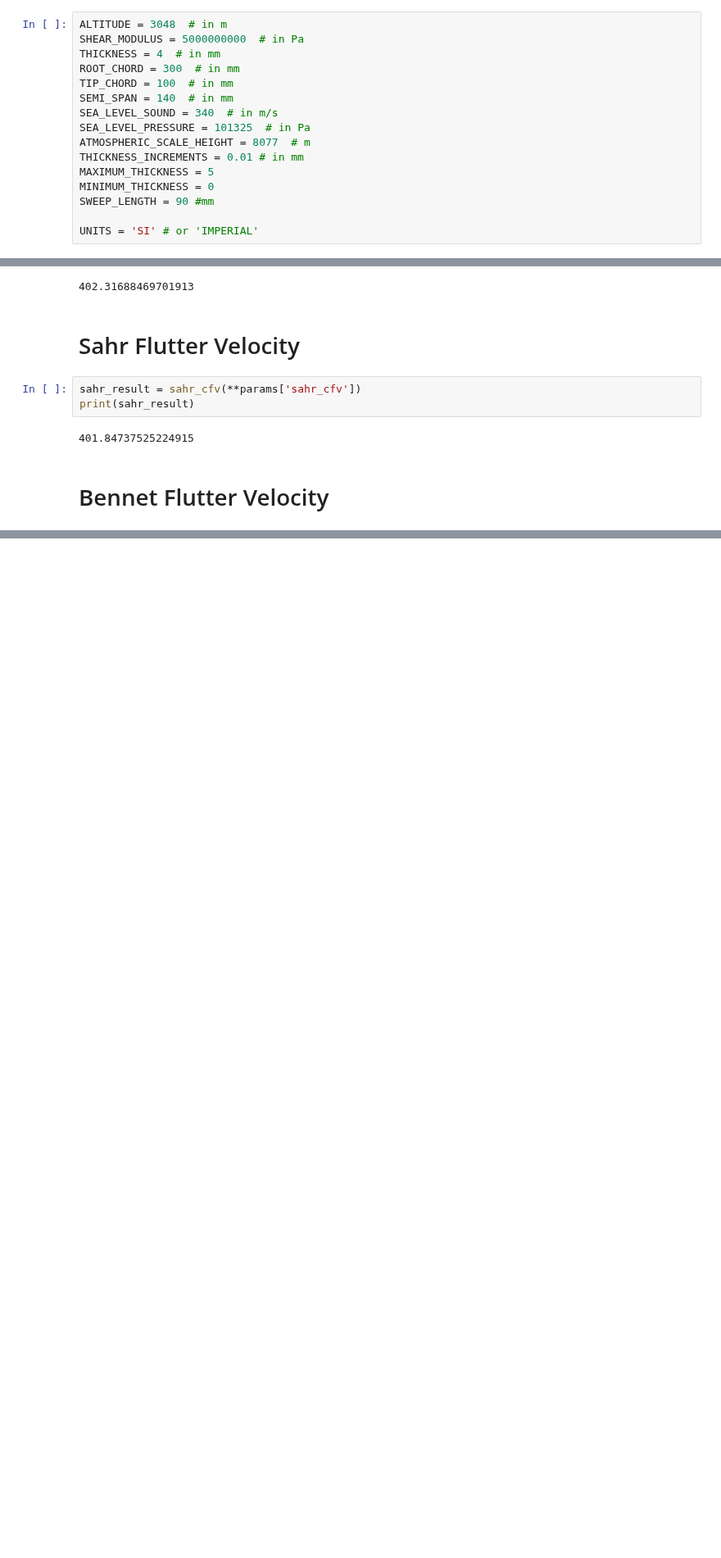
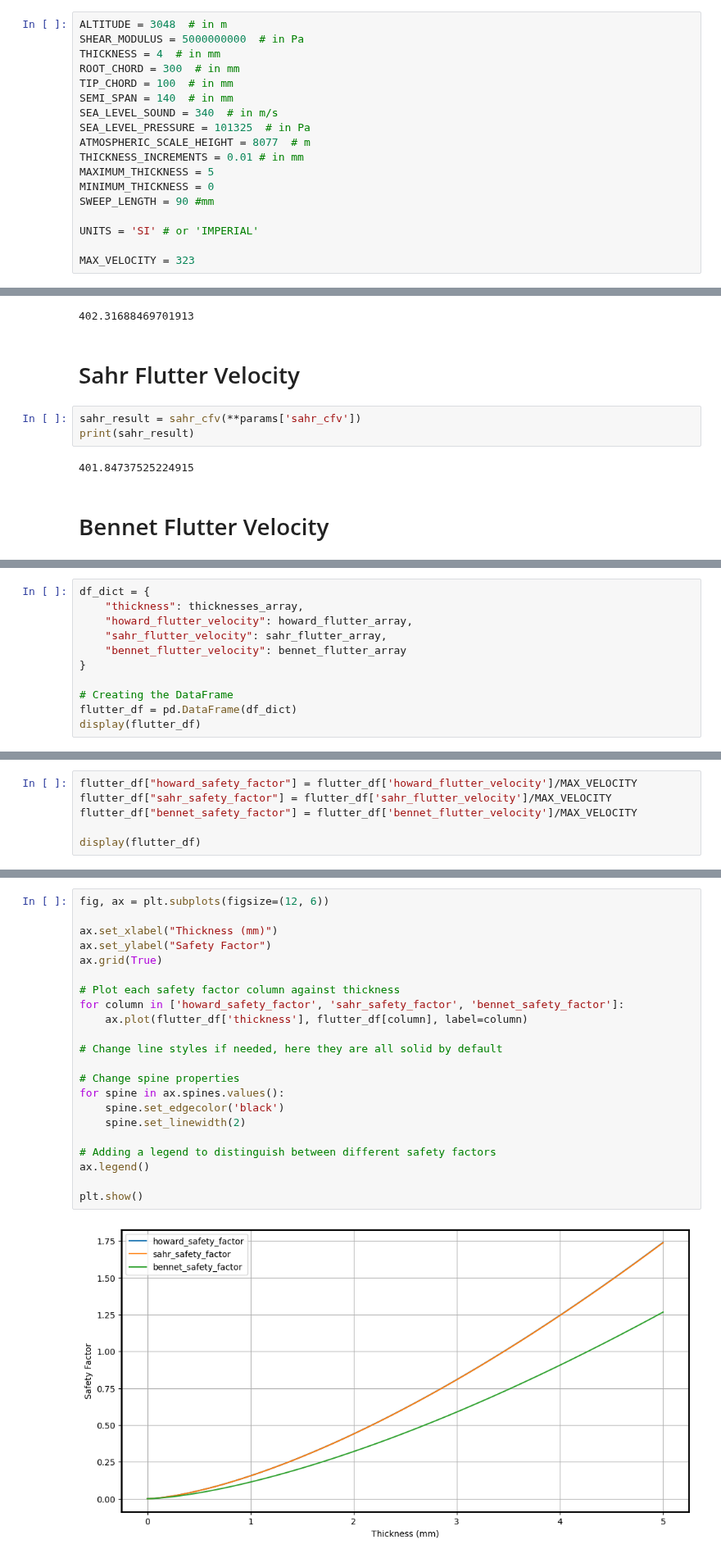
Before and after one commit to Iash5225/Python, a Jupyter notebook: notebooks/finflutter.ipynb, the cells around one changed output, grey strips where cells are left out. Shown at 82% size. Saved outputs shown, nothing was run; the diff lists cells and outputs as text; blank space fills up the shorter version.

```diff
--- a/notebooks/finflutter.ipynb
+++ b/notebooks/finflutter.ipynb
@@ -24,6 +27,8 @@ MINIMUM_THICKNESS = 0
 SWEEP_LENGTH = 90 #mm
 
 UNITS = 'SI' # or 'IMPERIAL'
+
+MAX_VELOCITY = 323
 # %% [markdown]
 ## SI to Imperial Conversion
 # %%
@@ -199,0 +198,11 @@ NameError: name 'MAX_VELOCITY' is not defined
+# %%
+df_dict = {
+    "thickness": thicknesses_array,
+    "howard_flutter_velocity": howard_flutter_array,
+    "sahr_flutter_velocity": sahr_flutter_array,
+    "bennet_flutter_velocity": bennet_flutter_array
+}
+
+# Creating the DataFrame
+flutter_df = pd.DataFrame(df_dict)
+display(flutter_df)
@@ -199,0 +223,6 @@ NameError: name 'MAX_VELOCITY' is not defined
+# %%
+flutter_df["howard_safety_factor"] = flutter_df['howard_flutter_velocity']/MAX_VELOCITY
+flutter_df["sahr_safety_factor"] = flutter_df['sahr_flutter_velocity']/MAX_VELOCITY
+flutter_df["bennet_safety_factor"] = flutter_df['bennet_flutter_velocity']/MAX_VELOCITY
+
+display(flutter_df)
@@ -199,0 +243,24 @@ NameError: name 'MAX_VELOCITY' is not defined
+# %%
+fig, ax = plt.subplots(figsize=(12, 6))
+
+ax.set_xlabel("Thickness (mm)")
+ax.set_ylabel("Safety Factor")
+ax.grid(True)
+
+# Plot each safety factor column against thickness
+for column in ['howard_safety_factor', 'sahr_safety_factor', 'bennet_safety_factor']:
+    ax.plot(flutter_df['thickness'], flutter_df[column], label=column)
+
+# Change line styles if needed, here they are all solid by default
+
+# Change spine properties
+for spine in ax.spines.values():
+    spine.set_edgecolor('black')
+    spine.set_linewidth(2)
+
+# Adding a legend to distinguish between different safety factors
+ax.legend()
+
+plt.show()
+# %% [output]
+[figure, added]
```
Also changed, not shown: parts of 15 cells of this notebook, 1 other file.
